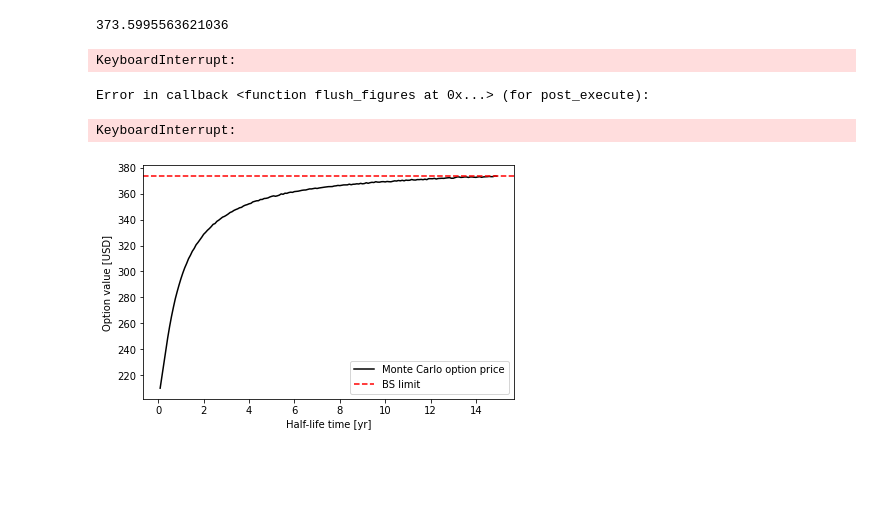
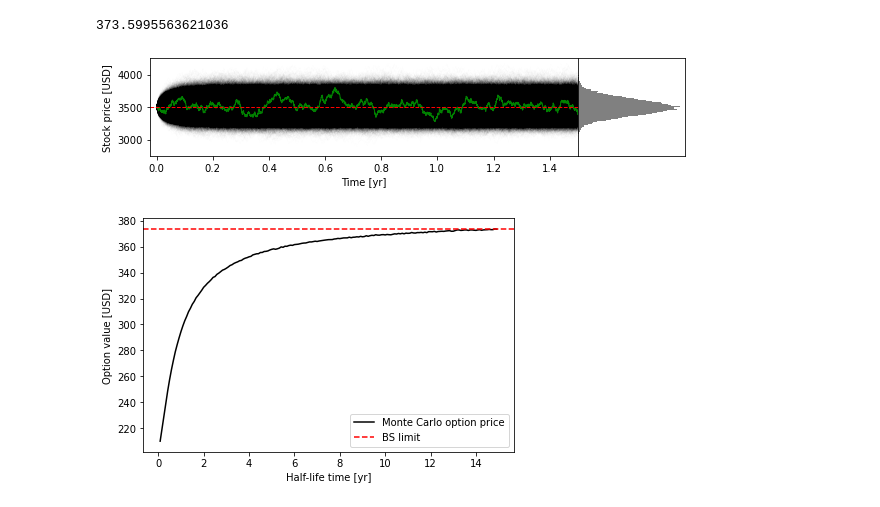
Before and after one commit to LuukOudshoorn25/SPFDM1, a Jupyter notebook: SPFDM 1.ipynb, the cells around one changed output. Saved outputs shown, nothing was run; the diff lists cells and outputs as text; code cells hidden in the pictures; blank space fills up the shorter version.

```diff
--- a/SPFDM 1.ipynb
+++ b/SPFDM 1.ipynb
@@ -621,45 +621,43 @@ class MonteCarlo():
         fig, (a0, a1) = plt.subplots(1, 2, gridspec_kw={'width_ratios': [4, 1]},figsize=(8,1.7))
         for i in range(self.Npaths-1):
             a0.plot(timearr,prices[i,:],color='black',lw=0.002)
-        a0.plot(timearr,prices[i,:],color='green',lw=1.8)
+        a0.plot(timearr,prices[i,:],color='green',lw=1.0)
         a0.axhline(self.ltm,ls='--',color='red',lw=1)
         a0.set_xlabel('Time [yr]')
         a0.set_ylabel('Stock price [USD]')
         a0.set_xticks(a0.get_xticks()[:-1])
         a0.set_xlim(-0.025,self.T)
         a0.set_ylim(2750,4250)
 
         a1.hist(prices[:,-1],bins=100, orientation="horizontal", color='gray')
         a1.set_xticks([])
         a1.set_yticks([])
-        a1.set_ylim(2000,4250)
+        a1.set_ylim(2750,4250)
         a0.set_rasterized(True)
         fig.tight_layout(pad=-0.3)
-        plt.savefig('manyMCtracks_PDF_otherstart.png', dpi=400,bbox_inches='tight')
+        plt.savefig('manyMCtracks_PDF.png', dpi=400,bbox_inches='tight')
         plt.show()
 
 
     def option_price(self, optiontype='call'):
         # Get prices
         prices = self.simulate_many()
         # Get final prices
         finalprices = prices[:,-1]
         # calculate option values
         if optiontype == 'call':
             optionvalues = np.max(np.vstack((np.zeros(len(finalprices)),finalprices-self.K)),axis=0)
         elif optiontype == 'put':
             optionvalues = np.max(np.vstack((np.zeros(len(finalprices)),self.K-finalprices)),axis=0)
         optionvalue = np.mean(optionvalues)
         # Discount to present value
         optionvalue = np.exp(-self.rf*self.T) * optionvalue
         return optionvalue
 
-MC = MonteCarlo(100000,5000,18/12,startingprice)
+MC = MonteCarlo(40000,5000,18/12,3500)
 MC.plot_many()
 # %% [output]
-KeyboardInterrupt:
-Error in callback <function flush_figures at 0x...> (for post_execute):
-KeyboardInterrupt:
+[figure, added]
 # %%
 # Investigate sensitivity to eta
 from joblib import Parallel, delayed
```
Also changed, not shown: 2 other files.
